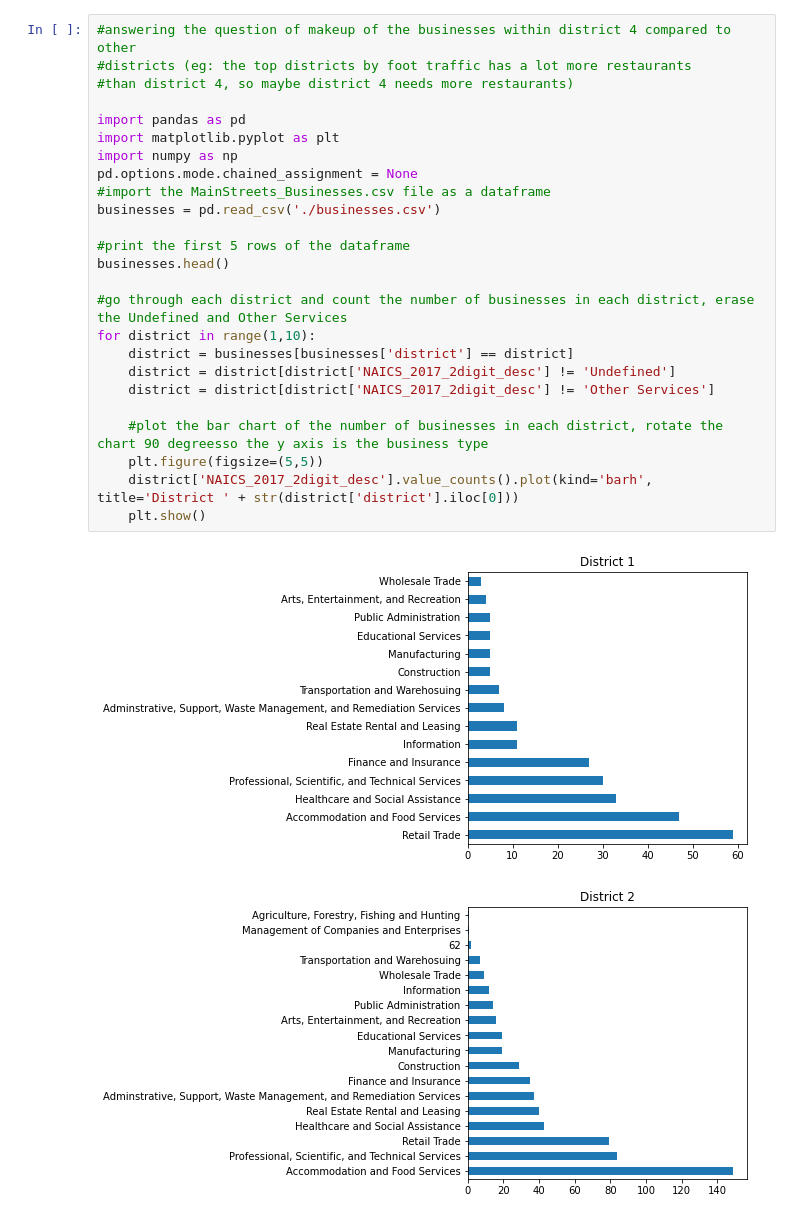
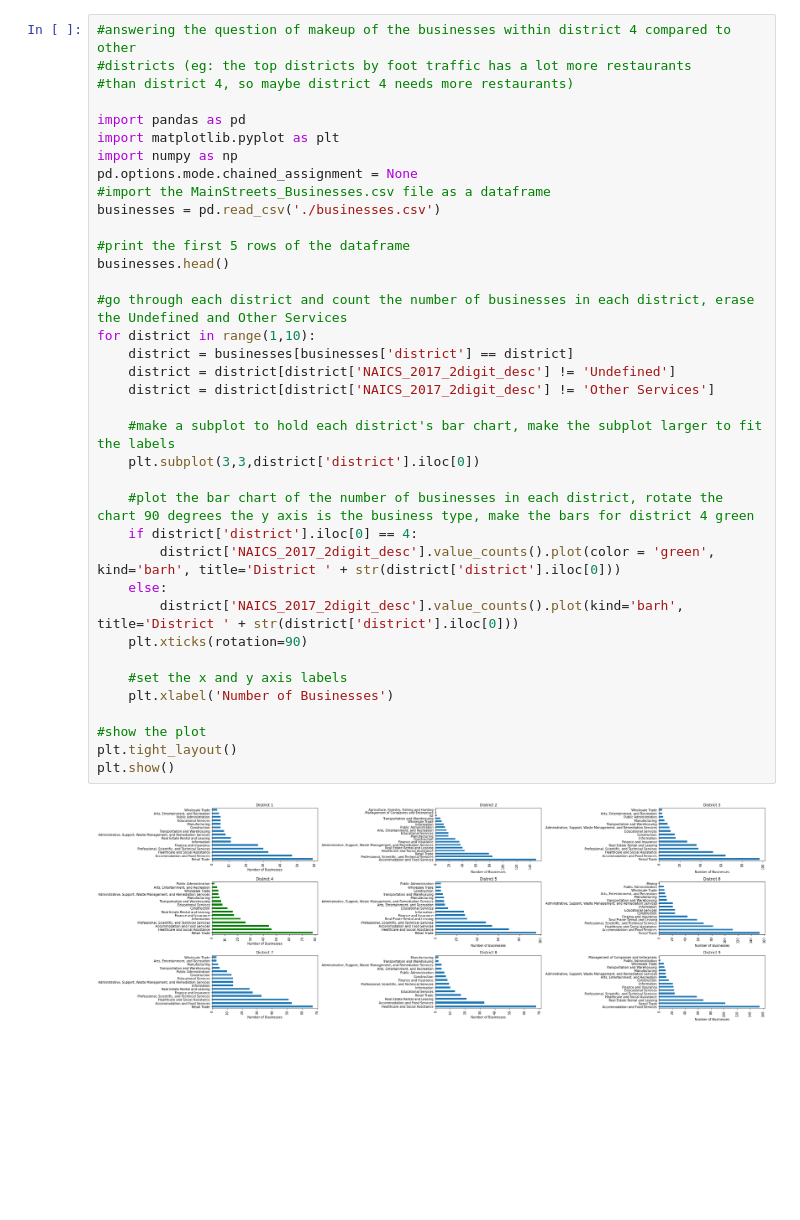
Before and after one commit to BU-Spark/ds-councilor-worrell-small-business, a Jupyter notebook: Deliverable3/dave-report.ipynb, the cells around one changed output. Saved outputs shown, nothing was run; the diff lists cells and outputs as text; blank space fills up the shorter version.

Commit message:
put everything into a subplot

```diff
--- a/Deliverable3/dave-report.ipynb
+++ b/Deliverable3/dave-report.ipynb
@@ -1,28 +1,39 @@
 # %%
 #answering the question of makeup of the businesses within district 4 compared to other
 #districts (eg: the top districts by foot traffic has a lot more restaurants
 #than district 4, so maybe district 4 needs more restaurants)
 
 import pandas as pd
 import matplotlib.pyplot as plt
 import numpy as np
 pd.options.mode.chained_assignment = None
 #import the MainStreets_Businesses.csv file as a dataframe
 businesses = pd.read_csv('./businesses.csv')
 
 #print the first 5 rows of the dataframe
 businesses.head()
 
 #go through each district and count the number of businesses in each district, erase the Undefined and Other Services
 for district in range(1,10):
     district = businesses[businesses['district'] == district]
     district = district[district['NAICS_2017_2digit_desc'] != 'Undefined']
     district = district[district['NAICS_2017_2digit_desc'] != 'Other Services']
 
-    #plot the bar chart of the number of businesses in each district, rotate the chart 90 degreesso the y axis is the business type
-    plt.figure(figsize=(5,5))
-    district['NAICS_2017_2digit_desc'].value_counts().plot(kind='barh', title='District ' + str(district['district'].iloc[0]))
-    plt.show()
+    #make a subplot to hold each district's bar chart, make the subplot larger to fit the labels
+    plt.subplot(3,3,district['district'].iloc[0])
+
+    #plot the bar chart of the number of businesses in each district, rotate the chart 90 degrees the y axis is the business type, make the bars for district 4 green
+    if district['district'].iloc[0] == 4:
+        district['NAICS_2017_2digit_desc'].value_counts().plot(color = 'green', kind='barh', title='District ' + str(district['district'].iloc[0]))
+    else:
+        district['NAICS_2017_2digit_desc'].value_counts().plot(kind='barh', title='District ' + str(district['district'].iloc[0]))
+    plt.xticks(rotation=90)
+
+    #set the x and y axis labels
+    plt.xlabel('Number of Businesses')
+
+#show the plot
+plt.tight_layout()
+plt.show()
 # %% [output]
-[figure, old version]
+[figure, new version]
-[figure, removed]
```
Also changed, not shown: parts of 1 cell of this notebook.
